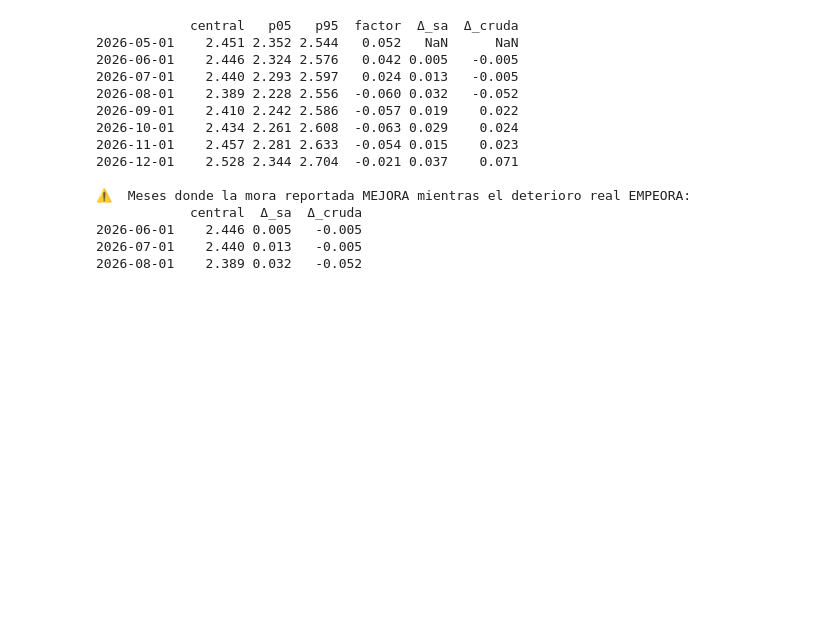
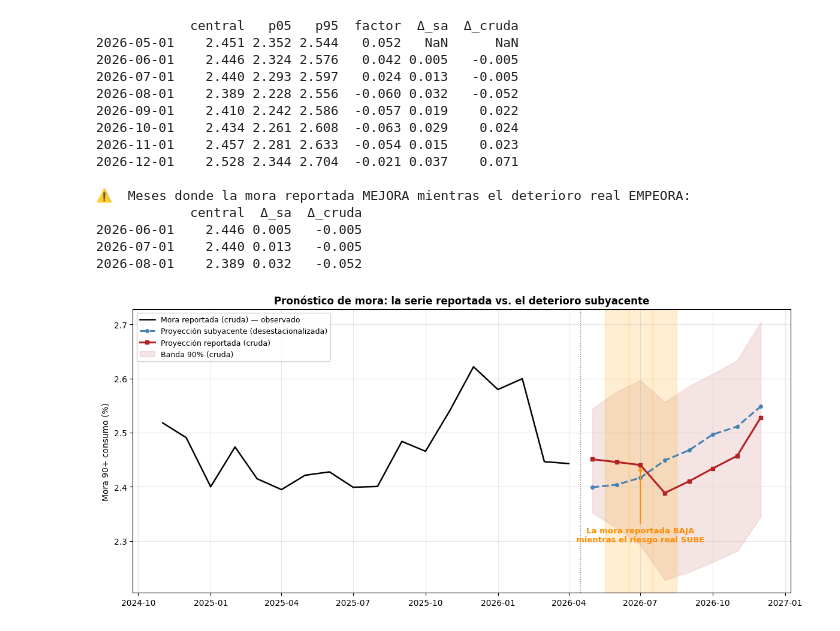
Before and after one commit to arturodiazsalgado/desempleo-morosidad-chile, a Jupyter notebook: 02_modelamiento_desmpleo_mora.ipynb, the cells around one changed output. Cells and saved outputs as stored; diff of their text form; code cells hidden in the pictures; blank space fills up the shorter version.

Commit message:
raw alfa Parte 2: todo el código para cerrar

```diff
--- a/02_modelamiento_desmpleo_mora.ipynb
+++ b/02_modelamiento_desmpleo_mora.ipynb
@@ -1042,20 +1109,0 @@ ADF ECT sin ventana contaminada: stat=-6.218  p=0.0000  n=108  estacionario ✅
-# %%
-# --- C) ECT purgado: dummy de pandemia DENTRO de la regresión de largo plazo,
-#        estimada sobre la serie contigua (así el ECT queda definido en todos los meses) ---
-des_lag  = df["desempleo_sa"].shift(LAG)
-phi_full = (df.index >= BREAK).astype(float)
-dP = df.index.to_series().between(CONT_INI, CONT_FIN).astype(float)   # ventana ampliada
-
-X2 = sm.add_constant(pd.DataFrame({"phi": phi_full, "dP": dP, "dlag": des_lag},
-                                  index=df.index)).dropna()
-y2 = df.loc[X2.index, "Consumo_sa"]
-lr2 = sm.OLS(y2, X2).fit()
-print(lr2.params.round(4).to_string())
-
-df["ECT2"] = np.nan
-df.loc[X2.index, "ECT2"] = lr2.resid
-
-a2 = adfuller(df["ECT2"].dropna(), regression="c", autolag="AIC")
-print(f"\nADF ECT2 (purgado, muestra completa): stat={a2[0]:.3f}  p={a2[1]:.4f}  "
-      f"{'estacionario ✅' if a2[1] < 0.05 else 'NO estacionario ⚠️'}")
-print(f"β purgado = {lr2.params['dlag']:.4f}   (Parte 1: 0.3702)")
@@ -1693,3 +1746,51 @@ if len(trampa):
 2026-06-01    2.446 0.005   -0.005
 2026-07-01    2.440 0.013   -0.005
 2026-08-01    2.389 0.032   -0.052
+# %%
+
+
+fig, ax = plt.subplots(figsize=(12, 5.5))
+
+# histórico reciente en crudo (últimos ~18 meses)
+hist_cruda = S["Consumo"].iloc[-18:]
+ax.plot(hist_cruda.index, hist_cruda.values, color="black", lw=1.8,
+        label="Mora reportada (cruda) — observado")
+
+# las dos proyecciones
+ax.plot(band.index, band["central"], color="steelblue", lw=2.2, ls="--",
+        marker="o", ms=4, label="Proyección subyacente (desestacionalizada)")
+ax.plot(band_cruda.index, band_cruda["central"], color="firebrick", lw=2.2,
+        marker="s", ms=4, label="Proyección reportada (cruda)")
+
+# banda de incertidumbre sobre la cruda (la que se reporta)
+ax.fill_between(band_cruda.index, band_cruda["p05"], band_cruda["p95"],
+                color="firebrick", alpha=0.12, label="Banda 90% (cruda)")
+
+# --- sombrear los meses trampa: sa sube, cruda baja ---
+d_sa    = band["central"].diff()
+d_cruda = band_cruda["central"].diff()
+trampa  = (d_sa > 0) & (d_cruda < 0)
+for idx in band.index[trampa]:
+    ax.axvspan(idx - pd.Timedelta(days=15), idx + pd.Timedelta(days=15),
+               color="orange", alpha=0.18)
+
+# anotación de la trampa
+mes_trampa = band.index[trampa]
+if len(mes_trampa):
+    x_ann = mes_trampa[len(mes_trampa)//2]
+    ax.annotate("La mora reportada BAJA\nmientras el riesgo real SUBE",
+                xy=(x_ann, band_cruda.loc[x_ann, "central"]),
+                xytext=(x_ann, band_cruda["central"].min() - 0.09),
+                ha="center", fontsize=9.5, color="darkorange", fontweight="bold",
+                arrowprops=dict(arrowstyle="->", color="darkorange", lw=1.3))
+
+ax.axvline(band.index[0] - pd.Timedelta(days=15), color="grey", ls=":", lw=1)
+ax.set_ylabel("Mora 90+ consumo (%)")
+ax.set_title("Pronóstico de mora: la serie reportada vs. el deterioro subyacente",
+             fontsize=12, fontweight="bold")
+ax.legend(loc="upper left", fontsize=9, framealpha=0.9)
+ax.grid(alpha=0.3)
+plt.tight_layout()
+plt.show()
+# %% [output]
+[figure, added]
```
Also changed, not shown: parts of 62 cells of this notebook.
